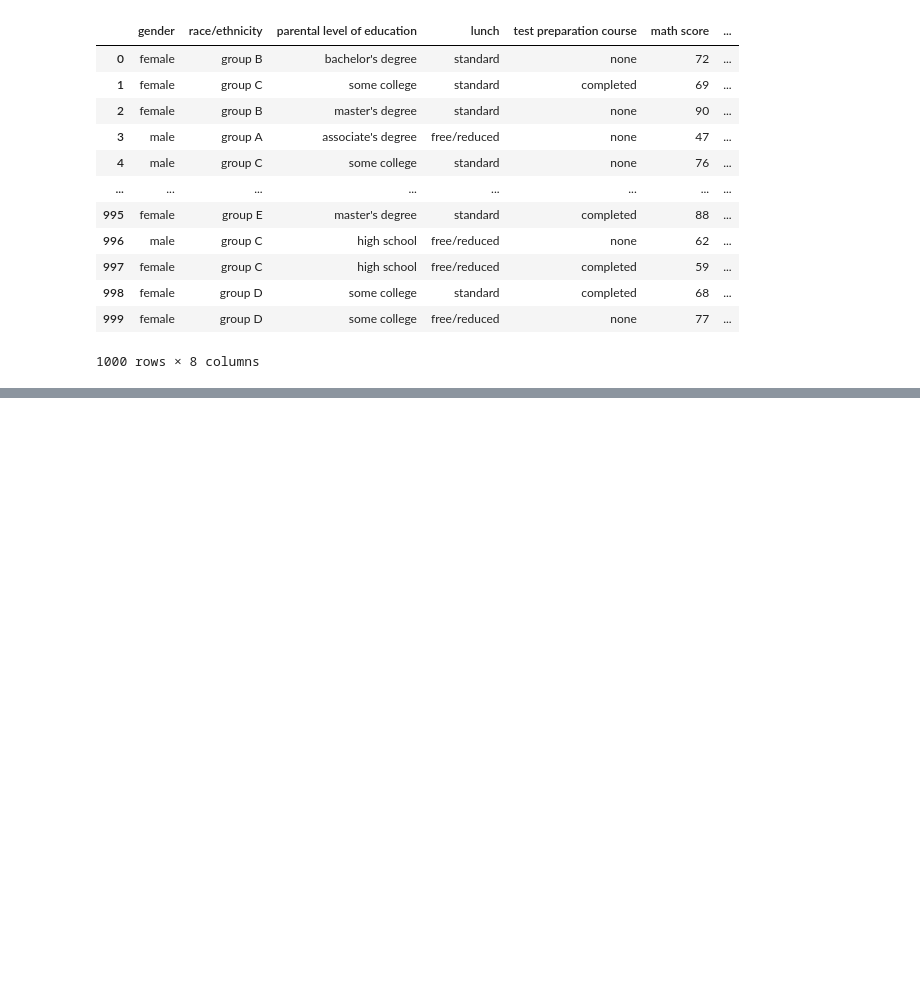
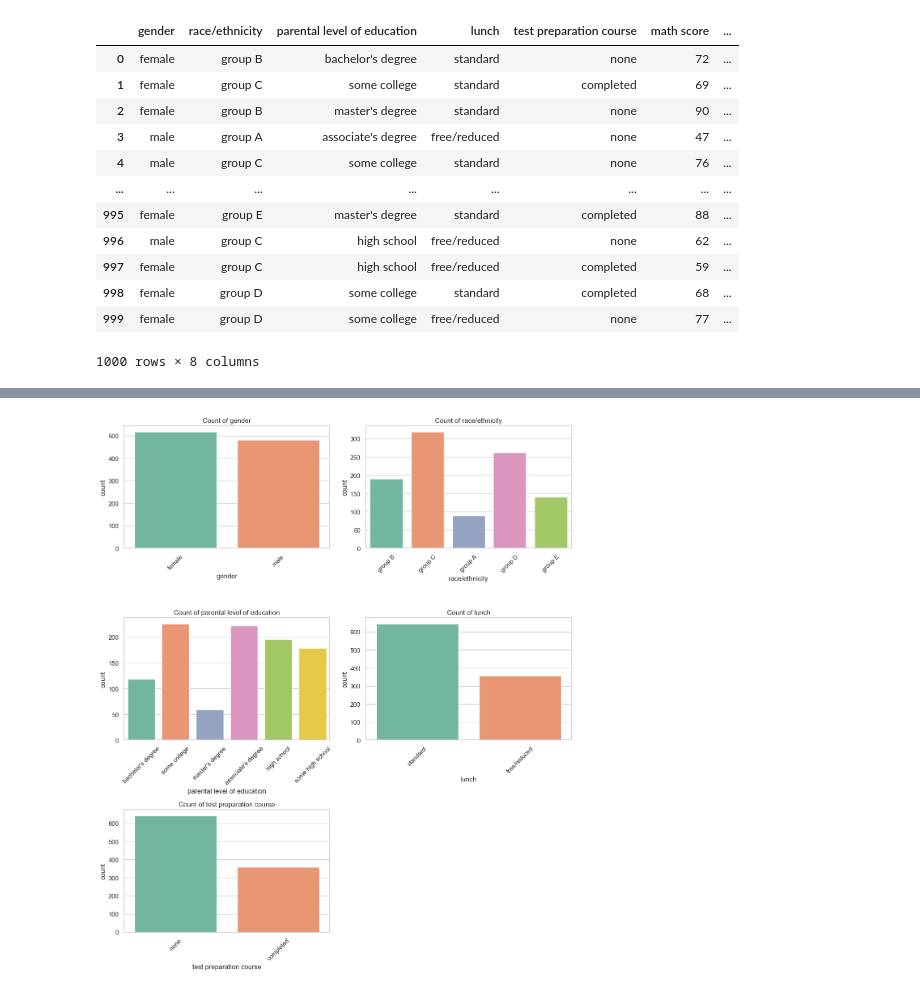
Before and after one commit to Stennas/Exploratory-Data-Analysis, a Jupyter notebook: students_perfomarmance/students_performance_eda.ipynb, the cells around one changed output, grey strips where cells are left out. Drawn from its saved outputs; the diff is of its cells as text; code cells hidden in the pictures; blank space fills up the shorter version.

```diff
--- a/students_perfomarmance/students_performance_eda.ipynb
+++ b/students_perfomarmance/students_performance_eda.ipynb
@@ -20,0 +110,19 @@ df
+# %%
+# Countplots for categorical variables
+cat_cols = ["gender", "race/ethnicity", "parental level of education",
+            "lunch", "test preparation course"]
+
+fig, axes = plt.subplots(3, 2, figsize=(12, 14))
+axes = axes.flatten()
+
+for i, col in enumerate(cat_cols):
+    sns.countplot(data=df, x=col, hue=col, palette="Set2", legend=False, ax=axes[i])
+    axes[i].set_title(f"Count of {col}")
+    axes[i].tick_params(axis="x", rotation=45)
+
+# Remove last empty subplot
+fig.delaxes(axes[-1])
+plt.tight_layout()
+plt.show()
+# %% [output]
+[figure, added]
```
Also changed, not shown: parts of 19 cells of this notebook.
